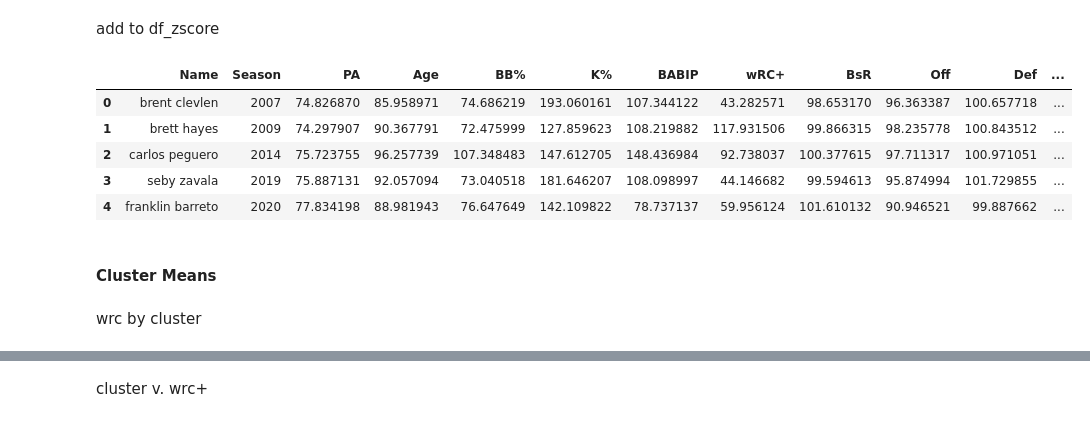
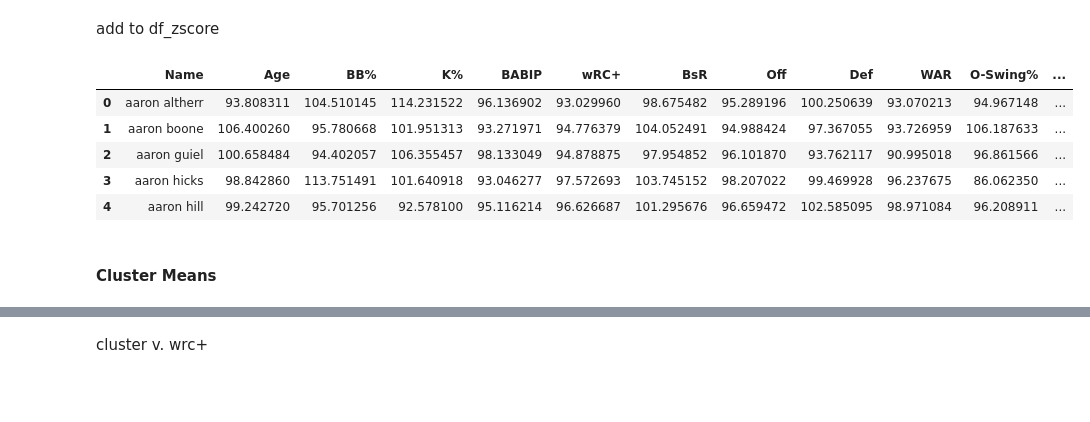
Before and after one commit to daltonlowery26/DIPS, a Jupyter notebook: models/aging_models/age_cluster.ipynb, the cells around one changed output, grey strips where cells are left out. Cells and saved outputs as stored; diff of their text form; code cells hidden in the pictures; blank space fills up the shorter version.

```diff
--- a/models/aging_models/age_cluster.ipynb
+++ b/models/aging_models/age_cluster.ipynb
@@ -127,14 +128,32 @@ average indiv player, not by season
 # borrowed from player att ipynb
 def clean_names(df):
     df['Name'] = df['Name'].str.split(',').str[0]
+    df['Name'] = df['Name'].str.replace(r'[^a-z\s]', '', regex=True)
     return df
 # %%
-df_zscore_player = clean_names(df_zscore)
-df_zscore_player = df_zscore_player.groupby('Name').mean()
+# clean names
+df_player = clean_names(df_zscore)
+df_player = df_player.drop(columns=['Season'])
+
+# df to store mean results
+df_zscore_mean = pd.DataFrame()
+
+# Loop through each group
+for name, group in df_player.groupby('Name'):
+    weighted_means = {}
+    for col in group.select_dtypes(include=[np.number]).columns:
+        if col != 'PA':
+            weighted_means[col] = np.average(group[col], weights=group['PA'])
+    weighted_means['Name'] = name
+    df_zscore_mean = pd.concat([df_zscore_mean, pd.DataFrame([weighted_means])], ignore_index=True)
+
+
+cols = ['Name'] + [col for col in df_zscore_mean.columns if col != 'Name']
+df_zscore_mean = df_zscore_mean[cols]
 # %% [markdown]
 Amount of Clusters
 # %%
-X = df_zscore_player.drop(columns=['Season', 'Age'])
+X = df_zscore_mean.drop(columns=['Age', 'wRC+', 'Name']) # dont include age
 
 wcss = []
 for i in range(1,20):
@@ -153,22 +172,20 @@ plt.show()
 # %% [markdown]
 Player Clusters
 # %%
-model = KMeans(n_clusters=4, init="k-means++", random_state=26)
+model = KMeans(n_clusters=3, init="k-means++", n_init=1000, random_state=26)
 labels = model.fit_predict(X)
 # %% [markdown]
 add to df_zscore
 # %%
-df_zscore['Cluster'] = labels
-df_zscore.head()
+df_zscore_mean['Cluster'] = labels
+df_zscore_mean.head()
 # %% [output]
-|  | Name | Season | PA | Age | BB% | K% | BABIP | wRC+ | BsR | Off | Def | ... |
-| 0 | brent clevlen | 2007 | 74.826870 | 85.958971 | 74.686219 | 193.060161 | 107.344122 | 43.282571 | 98.653170 | 96.363387 | 100.657718 | ... |
-| 1 | brett hayes | 2009 | 74.297907 | 90.367791 | 72.475999 | 127.859623 | 108.219882 | 117.931506 | 99.866315 | 98.235778 | 100.843512 | ... |
-| 2 | carlos peguero | 2014 | 75.723755 | 96.257739 | 107.348483 | 147.612705 | 148.436984 | 92.738037 | 100.377615 | 97.711317 | 100.971051 | ... |
-| 3 | seby zavala | 2019 | 75.887131 | 92.057094 | 73.040518 | 181.646207 | 108.098997 | 44.146682 | 99.594613 | 95.874994 | 101.729855 | ... |
-| 4 | franklin barreto | 2020 | 77.834198 | 88.981943 | 76.647649 | 142.109822 | 78.737137 | 59.956124 | 101.610132 | 90.946521 | 99.887662 | ... |
+|  | Name | Age | BB% | K% | BABIP | wRC+ | BsR | Off | Def | WAR | O-Swing% | ... |
+| 0 | aaron altherr | 93.808311 | 104.510145 | 114.231522 | 96.136902 | 93.029960 | 98.675482 | 95.289196 | 100.250639 | 93.070213 | 94.967148 | ... |
+| 1 | aaron boone | 106.400260 | 95.780668 | 101.951313 | 93.271971 | 94.776379 | 104.052491 | 94.988424 | 97.367055 | 93.726959 | 106.187633 | ... |
+| 2 | aaron guiel | 100.658484 | 94.402057 | 106.355457 | 98.133049 | 94.878875 | 97.954852 | 96.101870 | 93.762117 | 90.995018 | 96.861566 | ... |
+| 3 | aaron hicks | 98.842860 | 113.751491 | 101.640918 | 93.046277 | 97.572693 | 103.745152 | 98.207022 | 99.469928 | 96.237675 | 86.062350 | ... |
+| 4 | aaron hill | 99.242720 | 95.701256 | 92.578100 | 95.116214 | 96.626687 | 101.295676 | 96.659472 | 102.585095 | 98.971084 | 96.208911 | ... |
 # %% [markdown]
 #### Cluster Means
-# %% [markdown]
-wrc by cluster
 # %%
```
Also changed, not shown: parts of 20 cells of this notebook, 10 other files.
